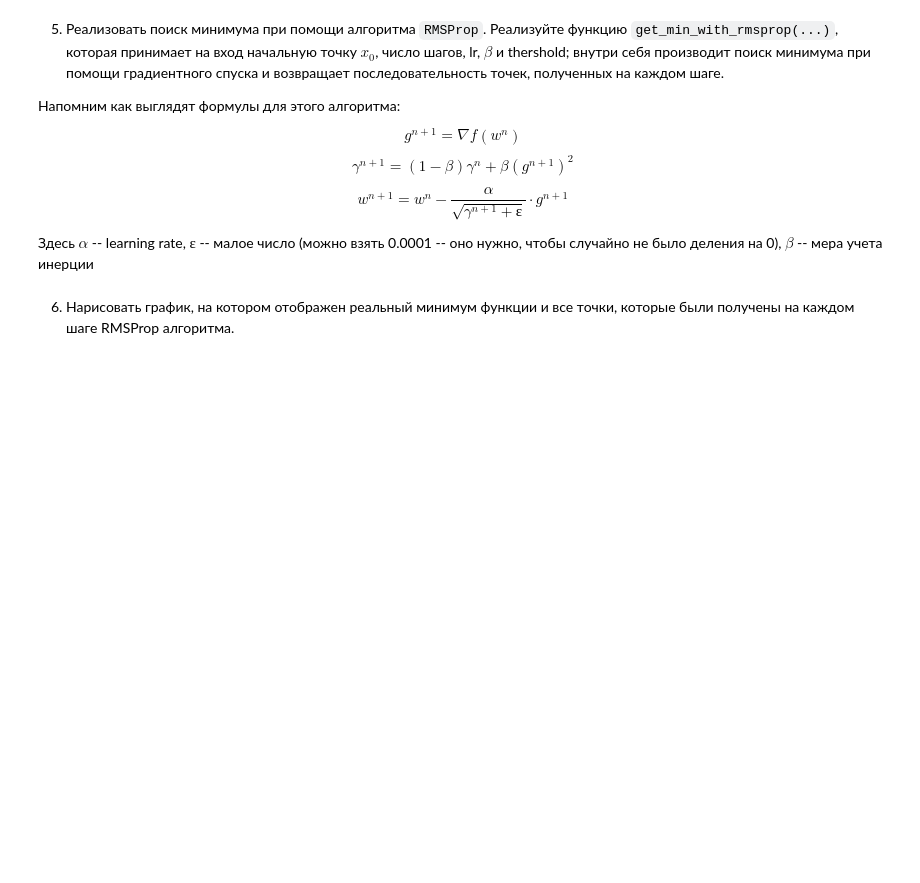
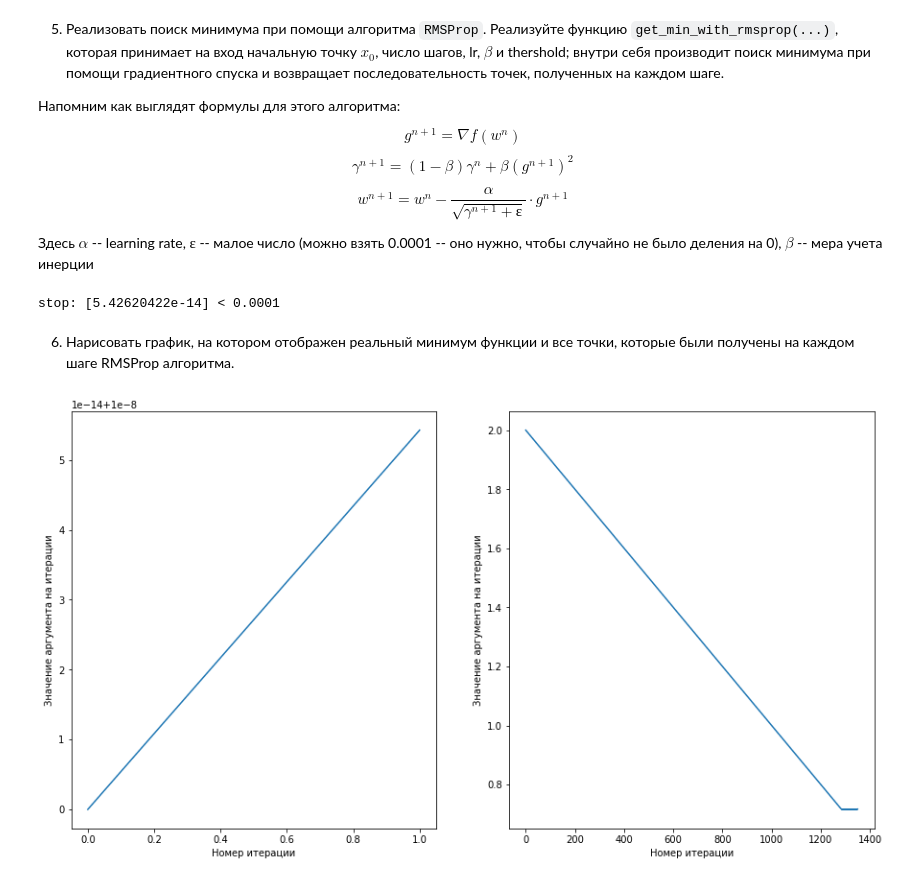
Before and after one commit to Dimildizio/DS_course, a Jupyter notebook: gradient-descent/HomeWork3_Optimization.ipynb, the cells around one changed output. Saved outputs shown, nothing was run; the diff lists cells and outputs as text; code cells hidden in the pictures; blank space fills up the shorter version.

```diff
--- a/gradient-descent/HomeWork3_Optimization.ipynb
+++ b/gradient-descent/HomeWork3_Optimization.ipynb
@@ -30,7 +63,6 @@ def get_min_with_gd(...):
 # %%
 # Запустите поиск минимума с любой точки, например с точки 10
-
-history = get_min_with_gd(...)
+history = get_min_with_gd([10], n_iters = 300000)
 # %% [markdown]
 4. Проверьте, что все работает ожидаемым образом, запустив ячейку ниже
 # %%
@@ -58,7 +153,9 @@ def get_min_with_rmsprop(...):
 # %%
 # Запустите поиск минимума с нескольких точек, например с 0 и 2
 
-history_rmsprop_1 = get_min_with_rmsprop(...)
-history_rmsprop_2 = get_min_with_rmsprop(...)
+history_rmsprop_1 = rmsprop([0], derive_me)
+history_rmsprop_2 = rmsprop([2], derive_me)
+# %% [output]
+stop: [5.42620422e-14] < 0.0001
 # %% [markdown]
 6. Нарисовать график, на котором отображен реальный минимум функции и все точки, которые были получены на каждом шаге RMSProp алгоритма.
@@ -66,0 +162,13 @@ history_rmsprop_2 = get_min_with_rmsprop(...)
+# %%
+# Ваш код тут
+fig, ax = plt.subplots(1,2,figsize = (15,8))
+#plt.figure(figsize=(15, 8))
+hs = [history_rmsprop_1, history_rmsprop_2]
+# Отрисуем то, как менялись координаты в процессе поиска минимума
+for x in range(2):
+  ax[x].plot(hs[x][0])
+  ax[x].set_xlabel('Номер итерации')
+  ax[x].set_ylabel('Значение аргумента на итерации')
+plt.show()
+# %% [output]
+[figure, added]
```
Also changed, not shown: parts of 17 cells of this notebook.
